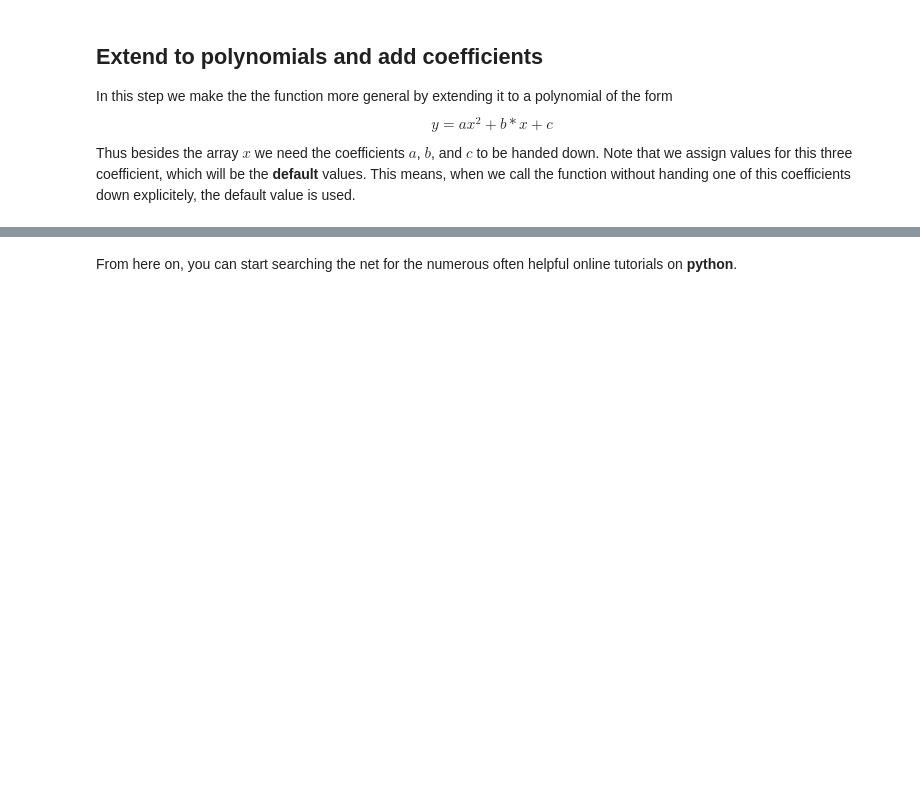
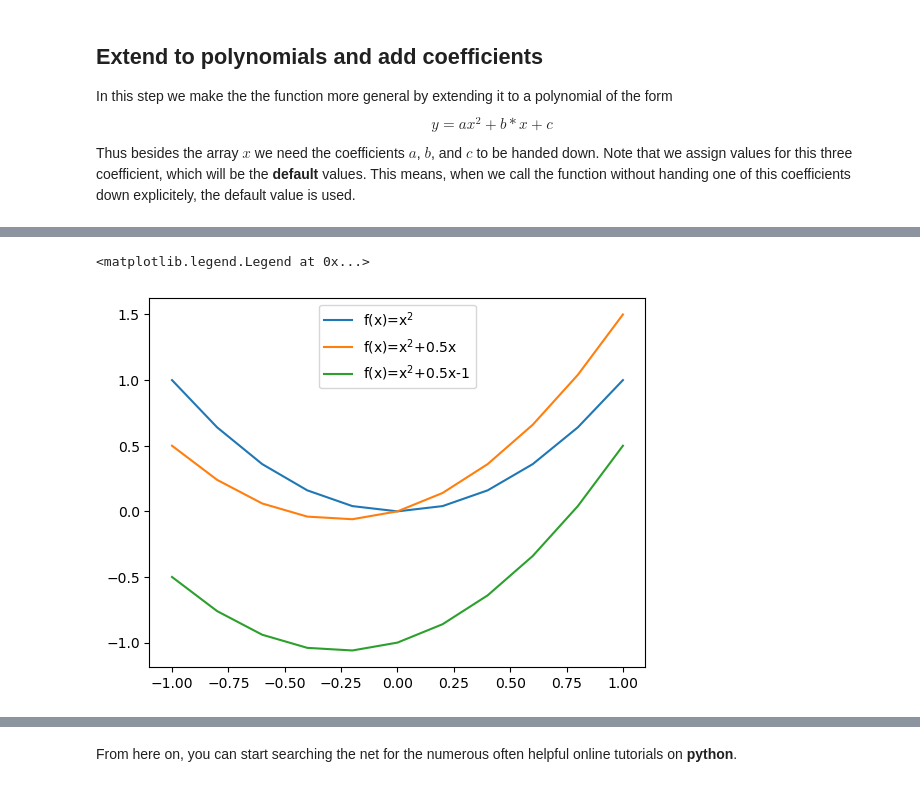
Before and after one commit to georgkaufmann/lecture_iceage, a Jupyter notebook: IceDyn_chap01_intro.ipynb, the cells around one changed output, grey strips where cells are left out. Cells and saved outputs as stored; diff of their text form; code cells hidden in the pictures; blank space fills up the shorter version.

```diff
--- a/IceDyn_chap01_intro.ipynb
+++ b/IceDyn_chap01_intro.ipynb
@@ -116,0 +167,12 @@ plt.plot(x,y)
+# %%
+x = np.linspace(-1.,1.,11)
+y1 = polynomial(x)
+y2 = polynomial(x,b=0.5)
+y3 = polynomial(x,b=0.5,c=-1.)
+plt.plot(x,y1,label='f(x)=x$^2$')
+plt.plot(x,y2,label='f(x)=x$^2$+0.5x')
+plt.plot(x,y3,label='f(x)=x$^2$+0.5x-1')
+plt.legend()
+# %% [output]
+<matplotlib.legend.Legend at 0x...>
+[figure, added]
```
Also changed, not shown: parts of 18 cells of this notebook, 24 other files.
